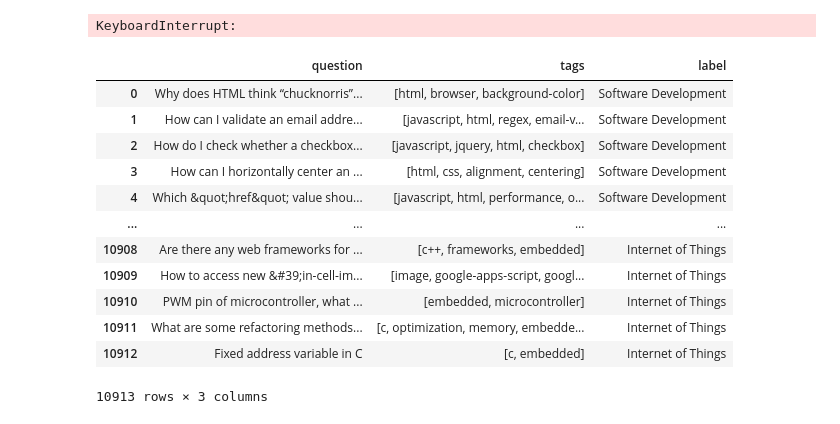
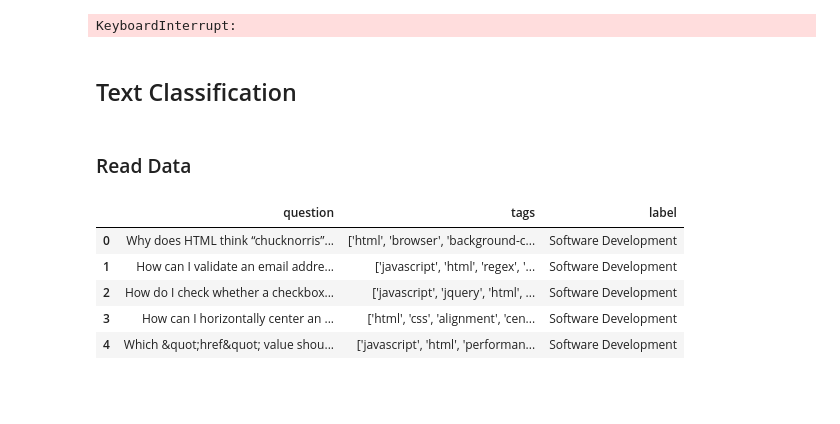
Before and after one commit to JayaWinata/StackOverflow_Question_Classification, a Jupyter notebook: topic_classification.ipynb, the cells around one changed output. Drawn from its saved outputs; the diff is of its cells as text; code cells hidden in the pictures; blank space fills up the shorter version.

```diff
--- a/topic_classification.ipynb
+++ b/topic_classification.ipynb
@@ -66,22 +76,20 @@ for i in data:
 # %%
 # Convert Python list to dataframe
 df = pd.DataFrame(df, columns=['question', 'tags', 'label'])
-# %%
-df
-# %% [output]
-|  | question | tags | label |
-| 0 | Why does HTML think “chucknorris”... | [html, browser, background-color] | Software Development |
-| 1 | How can I validate an email addre... | [javascript, html, regex, email-v... | Software Development |
-| 2 | How do I check whether a checkbox... | [javascript, jquery, html, checkbox] | Software Development |
-| 3 | How can I horizontally center an ... | [html, css, alignment, centering] | Software Development |
-| 4 | Which &quot;href&quot; value shou... | [javascript, html, performance, o... | Software Development |
-| ... | ... | ... | ... |
-| 10908 | Are there any web frameworks for ... | [c++, frameworks, embedded] | Internet of Things |
-| 10909 | How to access new &#39;in-cell-im... | [image, google-apps-script, googl... | Internet of Things |
-| 10910 | PWM pin of microcontroller, what ... | [embedded, microcontroller] | Internet of Things |
-| 10911 | What are some refactoring methods... | [c, optimization, memory, embedde... | Internet of Things |
-| 10912 | Fixed address variable in C | [c, embedded] | Internet of Things |
-10913 rows × 3 columns
 # %%
 # Save the data (dataframe) to excel
 df.to_excel('question.xlsx', index=False)
+# %% [markdown]
+## Text Classification
+# %% [markdown]
+### Read Data
+# %%
+df = pd.read_excel('Question.xlsx')
+df.head()
+# %% [output]
+|  | question | tags | label |
+| 0 | Why does HTML think “chucknorris”... | ['html', 'browser', 'background-c... | Software Development |
+| 1 | How can I validate an email addre... | ['javascript', 'html', 'regex', '... | Software Development |
+| 2 | How do I check whether a checkbox... | ['javascript', 'jquery', 'html', ... | Software Development |
+| 3 | How can I horizontally center an ... | ['html', 'css', 'alignment', 'cen... | Software Development |
+| 4 | Which &quot;href&quot; value shou... | ['javascript', 'html', 'performan... | Software Development |
```
Also changed, not shown: parts of 18 cells of this notebook.
